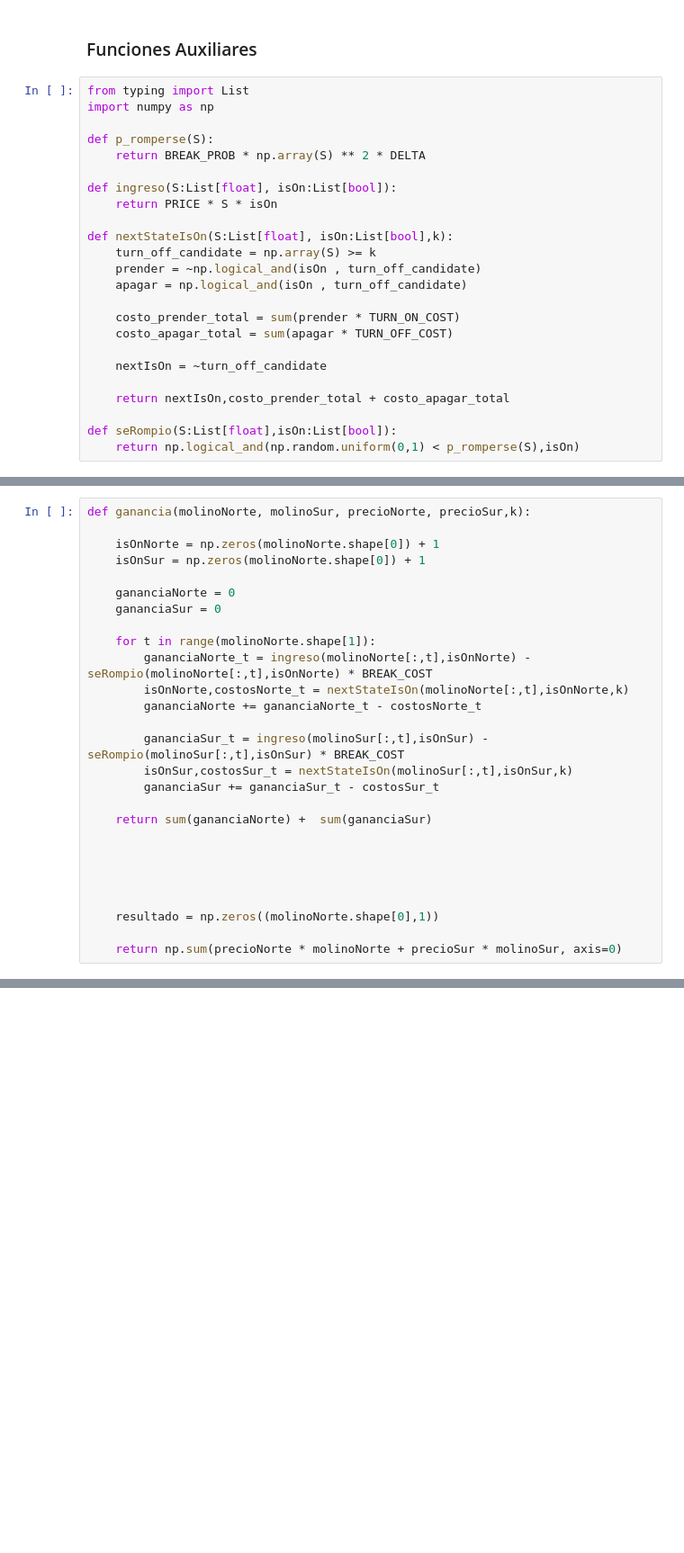
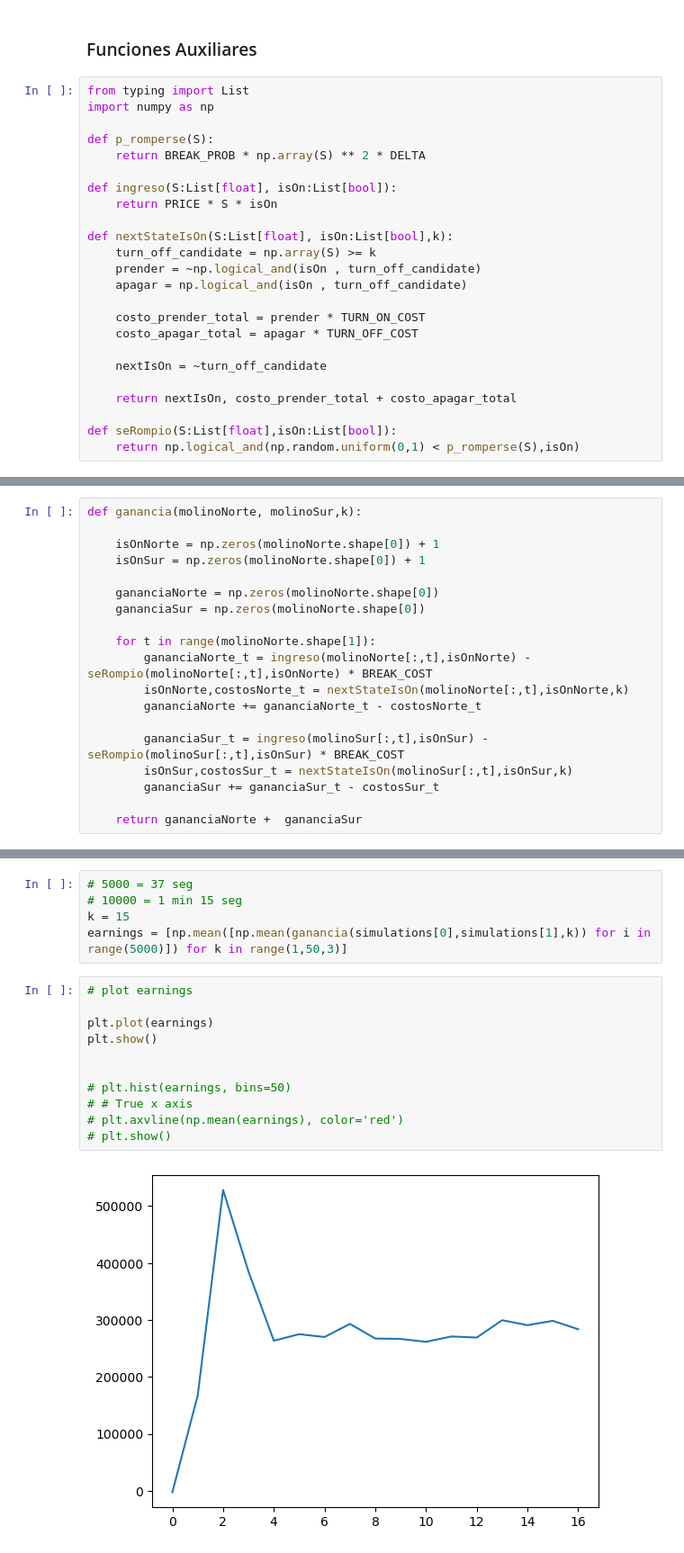
Before and after one commit to GuidoDSalem/TP---AplicacionesComputacionales, a Jupyter notebook: main.ipynb, the cells around one changed output, grey strips where cells are left out. Shown: that part at 90% size. Drawn from its saved outputs; the diff is of its cells as text; blank space fills up the shorter version.

```diff
--- a/main.ipynb
+++ b/main.ipynb
@@ -341,12 +341,12 @@ def nextStateIsOn(S:List[float], isOn:List[bool],k):
     prender = ~np.logical_and(isOn , turn_off_candidate)
     apagar = np.logical_and(isOn , turn_off_candidate)
 
-    costo_prender_total = sum(prender * TURN_ON_COST)
-    costo_apagar_total = sum(apagar * TURN_OFF_COST)
+    costo_prender_total = prender * TURN_ON_COST
+    costo_apagar_total = apagar * TURN_OFF_COST
 
     nextIsOn = ~turn_off_candidate
 
-    return nextIsOn,costo_prender_total + costo_apagar_total
+    return nextIsOn, costo_prender_total + costo_apagar_total
 
 def seRompio(S:List[float],isOn:List[bool]):
     return np.logical_and(np.random.uniform(0,1) < p_romperse(S),isOn)
@@ -375,11 +376,11 @@ isOn,costo
 # %%
-def ganancia(molinoNorte, molinoSur, precioNorte, precioSur,k):
+def ganancia(molinoNorte, molinoSur,k):
 
     isOnNorte = np.zeros(molinoNorte.shape[0]) + 1
     isOnSur = np.zeros(molinoNorte.shape[0]) + 1
 
-    gananciaNorte = 0
-    gananciaSur = 0
+    gananciaNorte = np.zeros(molinoNorte.shape[0])
+    gananciaSur = np.zeros(molinoNorte.shape[0])
 
     for t in range(molinoNorte.shape[1]):
         gananciaNorte_t = ingreso(molinoNorte[:,t],isOnNorte) - seRompio(molinoNorte[:,t],isOnNorte) * BREAK_COST
@@ -390,14 +391,6 @@ def ganancia(molinoNorte, molinoSur, precioNorte, precioSur,k):
         isOnSur,costosSur_t = nextStateIsOn(molinoSur[:,t],isOnSur,k)
         gananciaSur += gananciaSur_t - costosSur_t
 
-    return sum(gananciaNorte) +  sum(gananciaSur)
-
-
-
-
-
-    resultado = np.zeros((molinoNorte.shape[0],1))
-
-    return np.sum(precioNorte * molinoNorte + precioSur * molinoSur, axis=0)
+    return gananciaNorte +  gananciaSur
 # %%
 simulations = simulacion(kappa, sigma,beta,gamma,dias= 365, M=M)
@@ -406,0 +398,18 @@ ganancia(simulations[0],simulations[1],PRICE,PRICE,10)
+# %%
+# 5000 = 37 seg
+# 10000 = 1 min 15 seg
+k = 15
+earnings = [np.mean([np.mean(ganancia(simulations[0],simulations[1],k)) for i in range(5000)]) for k in range(1,50,3)]
+# %%
+# plot earnings
+
+plt.plot(earnings)
+plt.show()
+
+
+# plt.hist(earnings, bins=50)
+# # True x axis
+# plt.axvline(np.mean(earnings), color='red')
+# plt.show()
+# %% [output]
+[figure, added]
```
Also changed, not shown: parts of 2 cells of this notebook.
